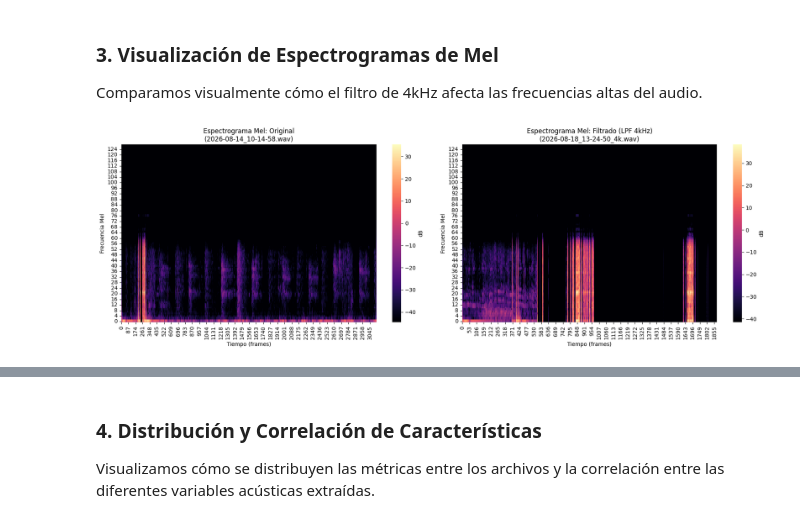
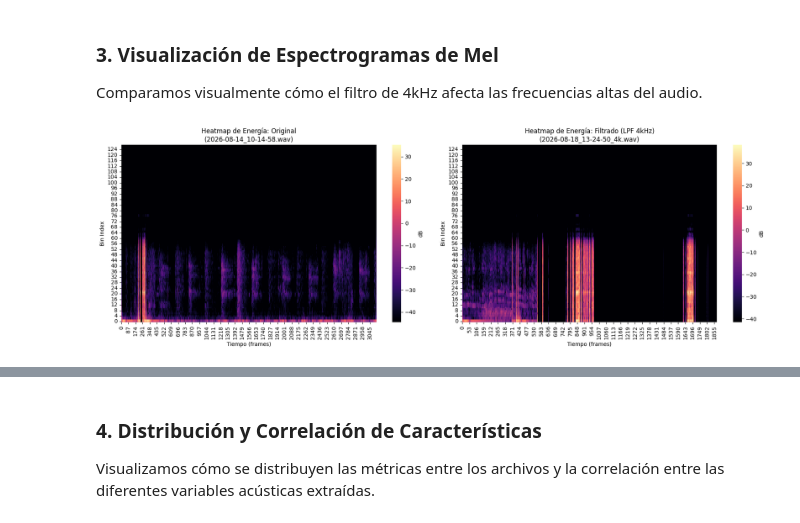
Before and after one commit to Breath-IA/hardware, a Jupyter notebook: digital/MicroDigital.ipynb, the cells around one changed output, grey strips where cells are left out. Cells and saved outputs as stored; diff of their text form; code cells hidden in the pictures.

```diff
--- a/digital/MicroDigital.ipynb
+++ b/digital/MicroDigital.ipynb
@@ -120,21 +120,22 @@ Comparamos visualmente cómo el filtro de 4kHz afecta las frecuencias altas del
 # %%
 mel_transform = torchaudio.transforms.MelSpectrogram(sample_rate=TARGET_SR, n_fft=N_FFT, hop_length=HOP_LENGTH, n_mels=N_MELS)
 db_transform = torchaudio.transforms.AmplitudeToDB(stype="power", top_db=80)
 
 fig, axes = plt.subplots(1, 2, figsize=(18, 6))
 for i, p in enumerate([path_normal, path_4k]):
     w, sr = load_audio(p)
     if sr != TARGET_SR: w = torchaudio.functional.resample(w, sr, TARGET_SR)
     mel_db = db_transform(mel_transform(w)).squeeze(0)
 
     title_type = "Original" if "4k" not in p else "Filtrado (LPF 4kHz)"
     sns.heatmap(mel_db.numpy(), cmap="magma", ax=axes[i], cbar_kws={"label": "dB"})
-    axes[i].set_title(f"Espectrograma Mel: {title_type}\n({Path(p).name})", fontsize=12)
+    # Título corregido: Heatmap de Energía (No es Mel)
+    axes[i].set_title(f"Heatmap de Energía: {title_type}\n({Path(p).name})", fontsize=12)
     axes[i].set_xlabel("Tiempo (frames)")
-    axes[i].set_ylabel("Frecuencia Mel")
+    axes[i].set_ylabel("Bin Index")
     axes[i].invert_yaxis()
 
 plt.tight_layout()
 plt.show()
 # %% [output]
-[figure, old version]
+[figure, new version]
```
Also changed, not shown: parts of 1 cell of this notebook.
